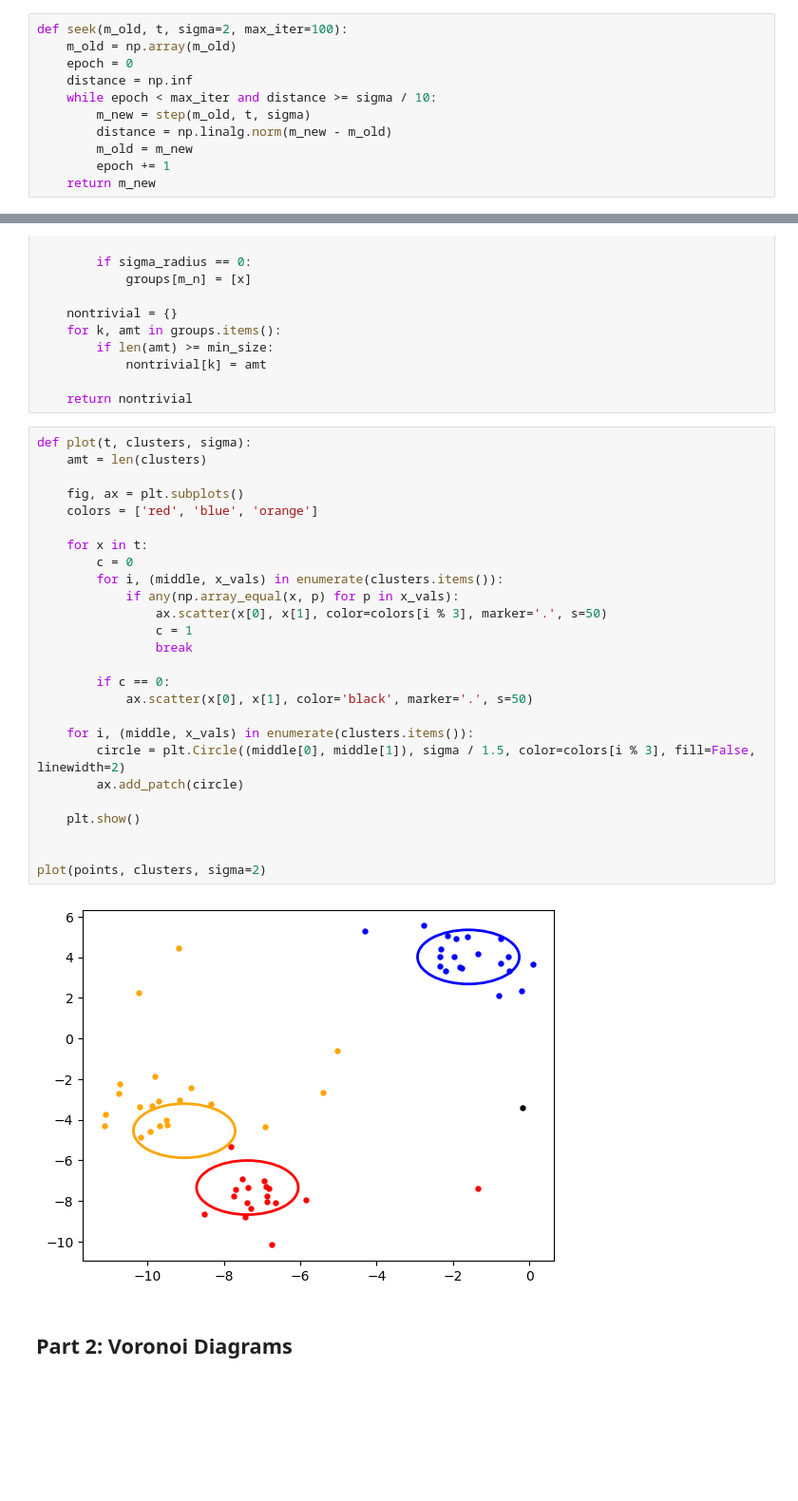
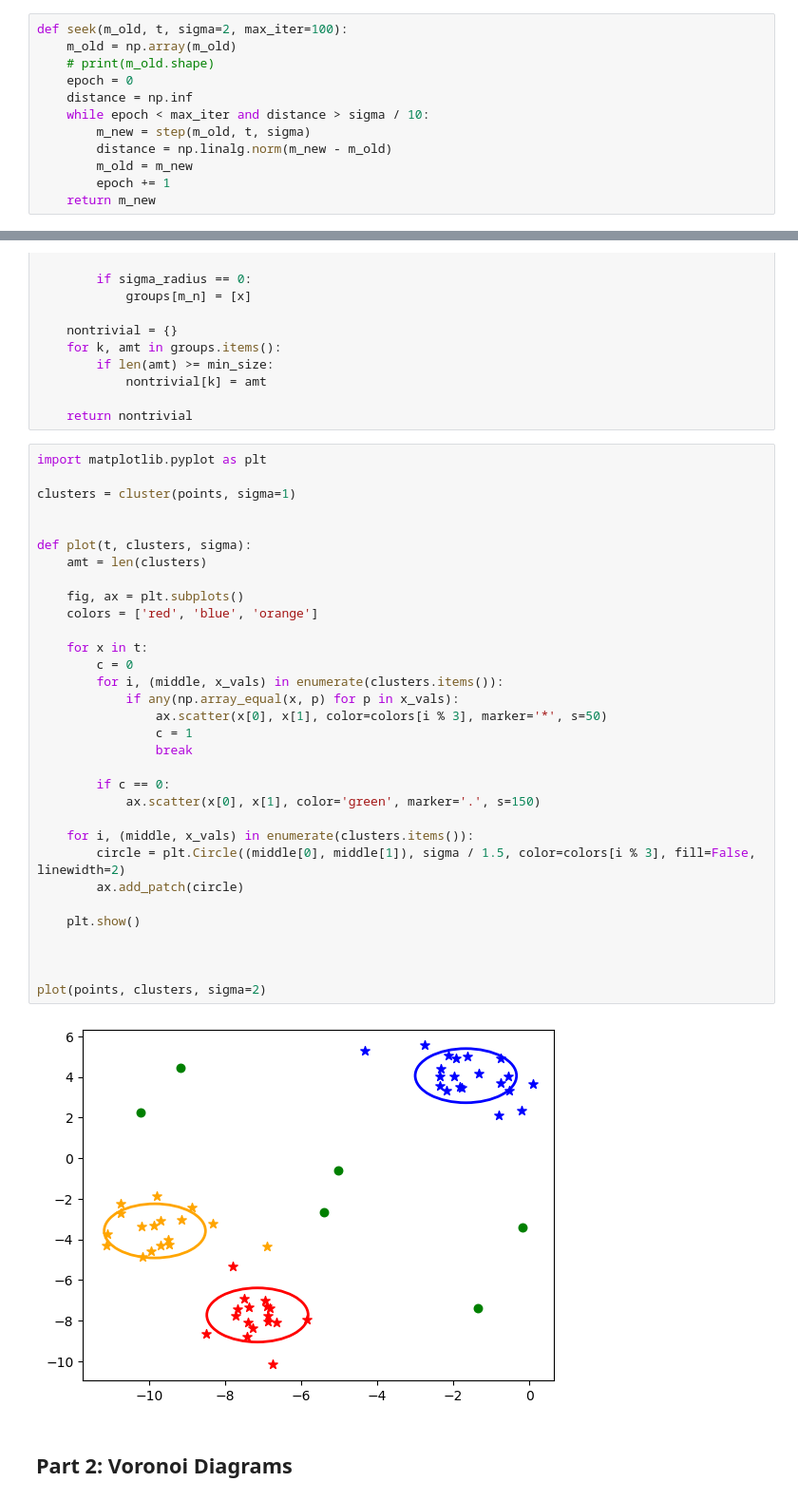
Before and after one commit to detroitnatif/CS371, a Jupyter notebook: hw1/homework01.ipynb, the cells around one changed output, grey strips where cells are left out. Shown: that part at 95% size. Saved outputs shown, nothing was run; the diff lists cells and outputs as text; blank space fills up the shorter version.

```diff
--- a/hw1/homework01.ipynb
+++ b/hw1/homework01.ipynb
@@ -98,9 +98,10 @@ def step(m, t, sigma):
 # %%
 def seek(m_old, t, sigma=2, max_iter=100):
     m_old = np.array(m_old)
+    # print(m_old.shape)
     epoch = 0
     distance = np.inf
-    while epoch < max_iter and distance >= sigma / 10:
+    while epoch < max_iter and distance > sigma / 10:
         m_new = step(m_old, t, sigma)
         distance = np.linalg.norm(m_new - m_old)
         m_old = m_new
@@ -134,33 +137,39 @@ def cluster(t, sigma=2, min_size=5):
 
     return nontrivial
 # %%
+import matplotlib.pyplot as plt
+
+clusters = cluster(points, sigma=1)
+
+
 def plot(t, clusters, sigma):
     amt = len(clusters)
 
     fig, ax = plt.subplots()
     colors = ['red', 'blue', 'orange']
 
     for x in t:
         c = 0
         for i, (middle, x_vals) in enumerate(clusters.items()):
             if any(np.array_equal(x, p) for p in x_vals):
-                ax.scatter(x[0], x[1], color=colors[i % 3], marker='.', s=50)
+                ax.scatter(x[0], x[1], color=colors[i % 3], marker='*', s=50)
                 c = 1
                 break
 
         if c == 0:
-            ax.scatter(x[0], x[1], color='black', marker='.', s=50)
+            ax.scatter(x[0], x[1], color='green', marker='.', s=150)
 
     for i, (middle, x_vals) in enumerate(clusters.items()):
         circle = plt.Circle((middle[0], middle[1]), sigma / 1.5, color=colors[i % 3], fill=False, linewidth=2)
         ax.add_patch(circle)
 
     plt.show()
 
 
+
 plot(points, clusters, sigma=2)
 # %% [output]
-[figure, old version]
+[figure, new version]
 # %% [markdown]
 ## Part 2: Voronoi Diagrams
 # %% [markdown]
```
Also changed, not shown: parts of 7 cells of this notebook, 1 other file.
